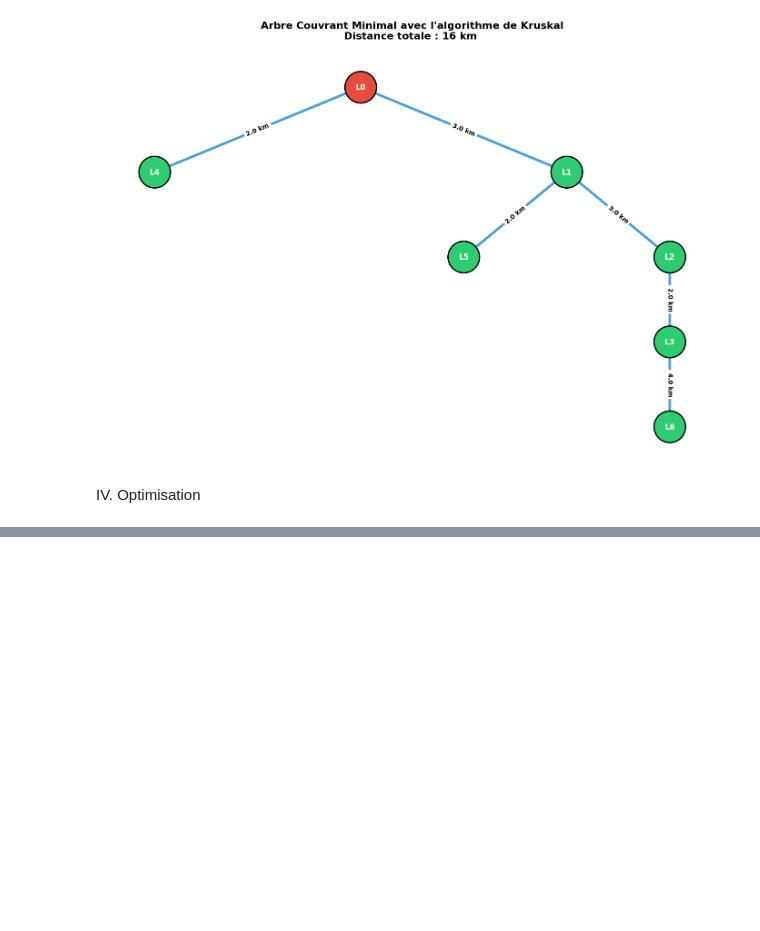
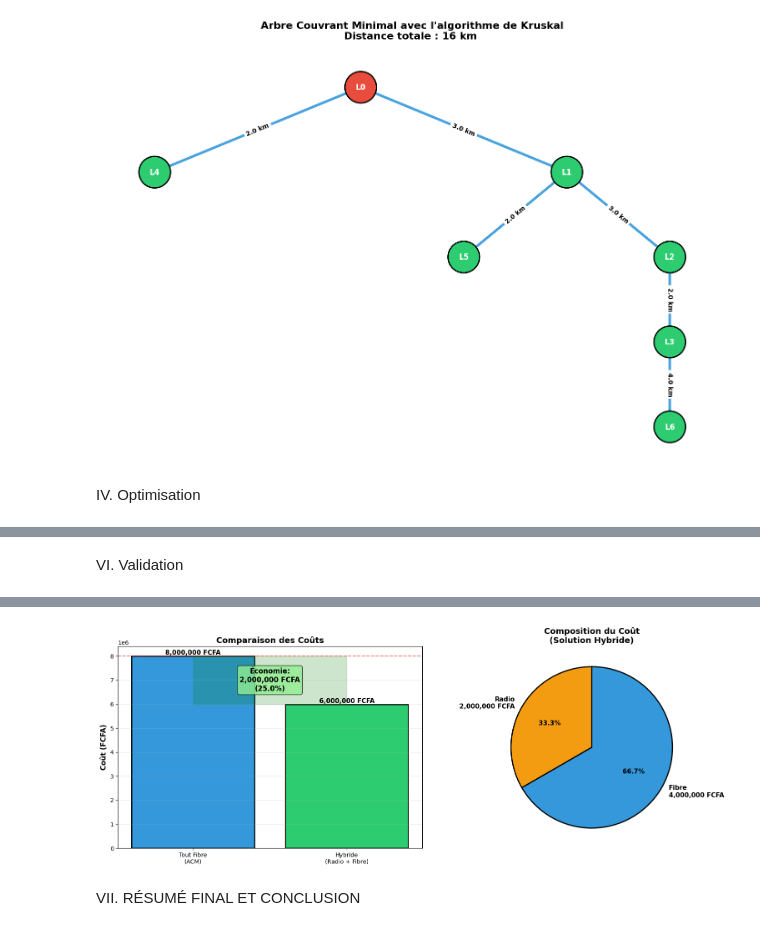
Before and after one commit to Bassana07/devoir-theorie-graphe-s5, a Jupyter notebook: Devoir theorie des graphes groupe 11.ipynb, the cells around one changed output, grey strips where cells are left out. Saved outputs shown, nothing was run; the diff lists cells and outputs as text; code cells hidden in the pictures; blank space fills up the shorter version.

```diff
--- a/Devoir theorie des graphes groupe 11.ipynb
+++ b/Devoir theorie des graphes groupe 11.ipynb
@@ -147,6 +147,10 @@ for i, (u, v, d) in enumerate(acm_edges, 1):
     print(f"   {i}. {u}-{v}: {d} km")
 
 print(f"\n Distance totale: {distance_totale_acm} km")
+
+distance_totale_acm = sum([d for _, _, d in acm_edges])
+cout_fibre_acm = distance_totale_acm * COUT_FIBRE_PAR_KM
+print(f" Coût en fibre optique: {cout_fibre_acm:,} FCFA")
 
 # ================================
 # Disposition des aretes et sommet pour le graphe ACM
@@ -318,0 +461,70 @@ Contrainte: Lycées à moins de 5 km du serveur L0
+# %% [markdown]
+VI. Validation
+# %%
+# Tableau comparatif
+print("\n📊 TABLEAU COMPARATIF DES SOLUTIONS:\n")
+comparaison = pd.DataFrame({
+    'Critère': ['Technologie', 'Distance fibre (km)', 'Nombre de radios',
+                'Coût fibre (FCFA)', 'Coût radio (FCFA)', 'COÛT TOTAL (FCFA)', 'Économie (FCFA)'],
+    'Solution Tout Fibre': ['Fibre uniquement', distance_totale_acm, 0,
+                            f'{cout_fibre_acm:,}', 0, f'{cout_fibre_acm:,}', '-'],
+    'Solution Hybride': [f'1 Radio + Fibre', distance_fibre_hybride, 1,
+                        f'{cout_fibre_hybride:,}', f'{cout_radio:,}',
+                        f'{cout_total_hybride:,}', f'{economie:,} ({economie_pct:.1f}%)']
+})
+print(comparaison.to_string(index=False))
+
+# Vérification de la connectivité
+print("\n🔍 VALIDATION DE LA CONNECTIVITÉ:")
+print(f"Graphe connexe: {'✅ OUI' if nx.is_connected(G_hybride) else '❌ NON'}")
+
+if nx.is_connected(G_hybride):
+    print("\nChemins depuis L0 vers chaque lycée:")
+    for target in labels[1:]:
+        path = nx.shortest_path(G_hybride, 'L0', target)
+        path_str = " → ".join(path)
+        path_length = nx.shortest_path_length(G_hybride, 'L0', target, weight='weight')
+        print(f"   L0 → {target}: {path_str} ({path_length} km)")
+
+# Graphique de comparaison des coûts
+fig, (ax1, ax2) = plt.subplots(1, 2, figsize=(16, 6))
+
+# Graphique à barres
+solutions = ['Tout Fibre\n(ACM)', 'Hybride\n(Radio + Fibre)']
+couts = [cout_fibre_acm, cout_total_hybride]
+colors = ['#3498db', '#2ecc71']
+
+bars = ax1.bar(solutions, couts, color=colors, edgecolor='black', linewidth=2)
+ax1.set_ylabel('Coût (FCFA)', fontsize=12, fontweight='bold')
+ax1.set_title('Comparaison des Coûts', fontsize=14, fontweight='bold')
+ax1.yaxis.grid(True, alpha=0.3)
+
+for bar, cout in zip(bars, couts):
+    height = bar.get_height()
+    ax1.text(bar.get_x() + bar.get_width()/2., height,
+            f'{cout:,.0f} FCFA',
+            ha='center', va='bottom', fontweight='bold', fontsize=11)
+
+# Économie réalisée
+ax1.axhline(y=cout_fibre_acm, color='red', linestyle='--', alpha=0.5, label='Coût ACM')
+ax1.fill_between([0, 1], cout_total_hybride, cout_fibre_acm, alpha=0.2, color='green')
+ax1.text(0.5, (cout_fibre_acm + cout_total_hybride)/2,
+         f'Économie:\n{economie:,} FCFA\n({economie_pct:.1f}%)',
+         ha='center', va='center', fontweight='bold', fontsize=12,
+         bbox=dict(boxstyle='round', facecolor='lightgreen', alpha=0.8))
+
+# Diagramme circulaire de la composition des coûts (solution hybride)
+cout_components = [cout_radio, cout_fibre_hybride]
+labels_pie = [f'Radio\n{cout_radio:,} FCFA', f'Fibre\n{cout_fibre_hybride:,} FCFA']
+colors_pie = ['#f39c12', '#3498db']
+
+wedges, texts, autotexts = ax2.pie(cout_components, labels=labels_pie, colors=colors_pie,
+                                     autopct='%1.1f%%', startangle=90,
+                                     textprops={'fontsize': 11, 'fontweight': 'bold'},
+                                     wedgeprops={'edgecolor': 'black', 'linewidth': 2})
+
+ax2.set_title('Composition du Coût\n(Solution Hybride)', fontsize=14, fontweight='bold')
+
+plt.tight_layout()
+plt.show()
+# %% [output]
@@ -318,0 +548,3 @@ Contrainte: Lycées à moins de 5 km du serveur L0
+[figure, added]
+# %% [markdown]
+VII. RÉSUMÉ FINAL ET CONCLUSION
```
Also changed, not shown: parts of 7 cells of this notebook.
